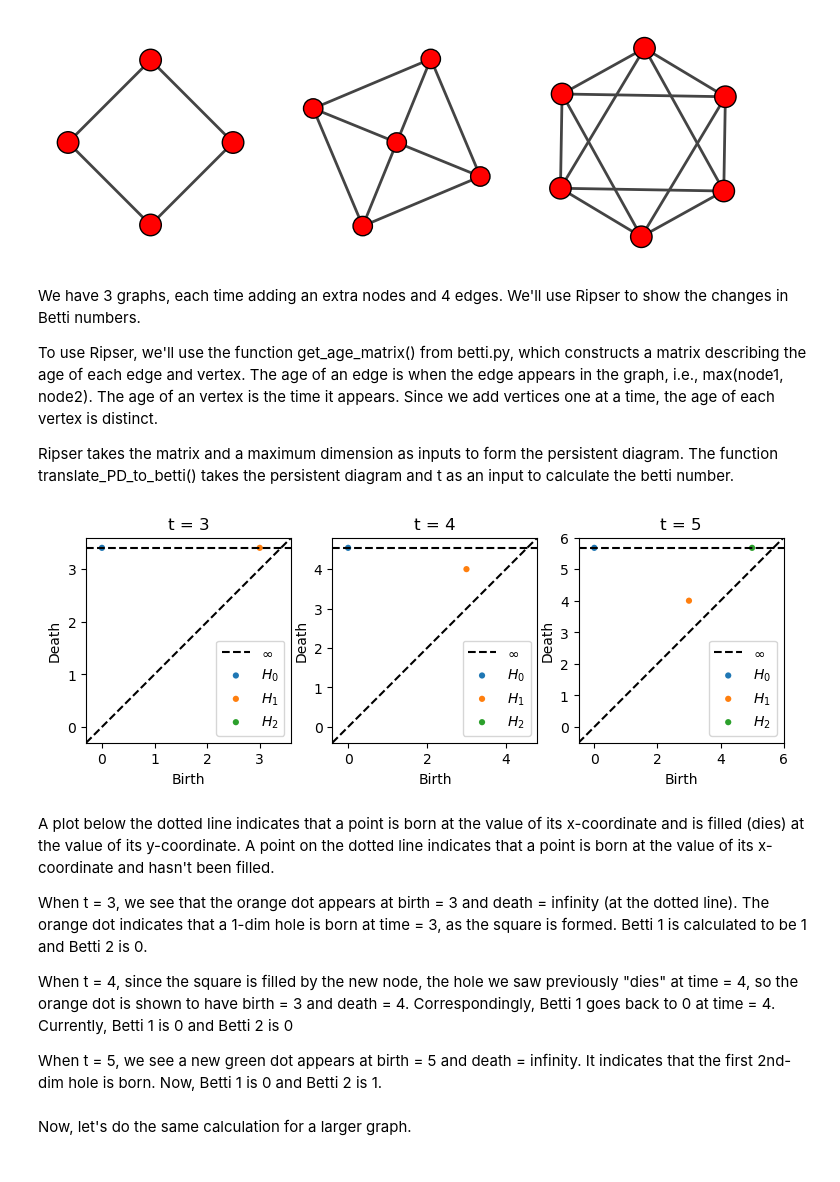
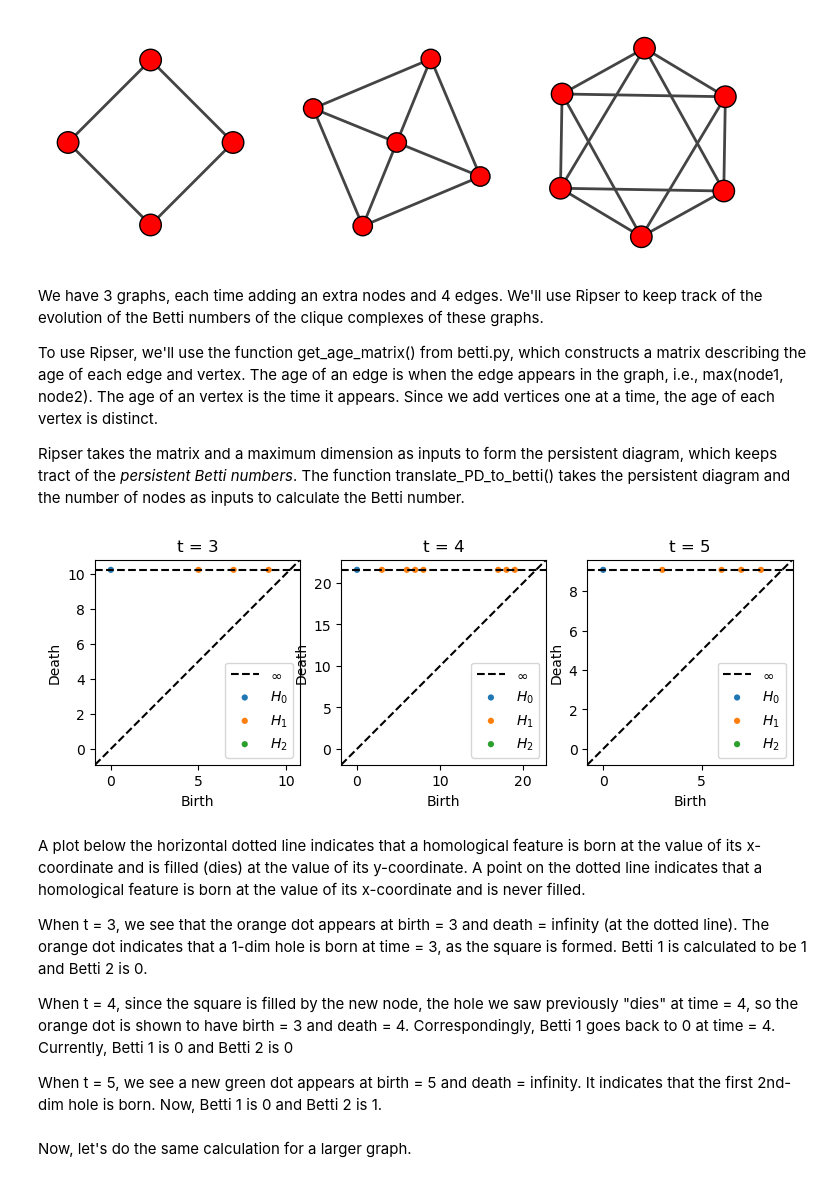
Before and after one commit to carolinerongyi/Preferential_Attachment_Clique_Complex, a Jupyter notebook: tutorial.ipynb, the cells around one changed output. Drawn from its saved outputs; the diff is of its cells as text; code cells hidden in the pictures.

```diff
--- a/tutorial.ipynb
+++ b/tutorial.ipynb
@@ -37,5 +37,6 @@ graph.vs[11]['color'] = 'red'
 
 layout = graph.layout_circle()
 labels = [x for x in range(T0)]
-ig.plot(graph, layout=layout, vertex_label = labels, bbox=(0, 0, 350, 350))
+fig, ax = plt.subplots()
+ig.plot(graph, layout=layout, vertex_label = labels, bbox=(0, 0, 350, 350), target=ax)
 # %% [output]
@@ -169,50 +182,45 @@ A simplicial complex X is said to be a *clique complex* if it contains a simplex
 # %% [markdown]
 `Risper` keeps track of the changes in Betti numbers of the clique complex of a graph as vertices and edges are added to a simplicial complex one by one. To illustrate this, consider the simple example below.
 # %%
-fig, (ax1,ax2,ax3) = plt.subplots(1,3,figsize = (9,3))
+fig, (ax0,ax1,ax2) = plt.subplots(1,3,figsize = (9,3))
 
-graph1 = ig.Graph()
-graph1.add_vertices(4)
-graph1.add_edges([(0,1), (1,2), (2,3), (0,3)])
+graph0 = ig.Graph()
+graph0.add_vertices(4)
+graph0.add_edges([(0,1), (1,2), (2,3), (0,3)])
+ig.plot(graph0, target = ax0)
+
+graph1 = graph0.copy()
+graph1.add_vertices(1)
+graph1.add_edges([(0,4),(1,4),(2,4),(3,4)])
 ig.plot(graph1, target = ax1)
 
 graph2 = graph1.copy()
 graph2.add_vertices(1)
-graph2.add_edges([(0,4),(1,4),(2,4),(3,4)])
+graph2.add_edges([(0,5),(1,5),(2,5),(3,5)])
 ig.plot(graph2, target = ax2)
 
-graph3 = graph2.copy()
-graph3.add_vertices(1)
-graph3.add_edges([(0,5),(1,5),(2,5),(3,5)])
-ig.plot(graph3, target = ax3)
 plt.show()
 # %% [output]
 [figure]
 # %% [markdown]
-We have 3 graphs, each time adding an extra nodes and 4 edges. We'll use Ripser to show the changes in Betti numbers.
+We have 3 graphs, each time adding an extra nodes and 4 edges. We'll use Ripser to keep track of the evolution of the Betti numbers of the clique complexes of these graphs.
 
 To use Ripser, we'll use the function get_age_matrix() from betti.py, which constructs a matrix describing the age of each edge and vertex. The age of an edge is when the edge appears in the graph, i.e., max(node1, node2). The age of an vertex is the time it appears. Since we add vertices one at a time, the age of each vertex is distinct.
 
-Ripser takes the matrix and a maximum dimension as inputs to form the persistent diagram. The function translate_PD_to_betti() takes the persistent diagram and t as an input to calculate the betti number.
+Ripser takes the matrix and a maximum dimension as inputs to form the persistent diagram, which keeps tract of the *persistent Betti numbers*. The function translate_PD_to_betti() takes the persistent diagram and the number of nodes as inputs to calculate the Betti number.
 # %%
-fig, (ax1,ax2,ax3) = plt.subplots(1,3,figsize = (9,3))
-mat1 = betti.get_age_matrix(graph1)
-dgms1 = ripser(mat1, distance_matrix=True, maxdim=2)['dgms']
-plot_diagrams(dgms1, ax = ax1, title = 't = 3')
+fig, axes = plt.subplots(1,3,figsize = (9,3))
 
-mat2 = betti.get_age_matrix(graph2)
-dgms2 = ripser(mat2, distance_matrix=True, maxdim=2)['dgms']
-plot_diagrams(dgms2, ax = ax2, title = 't = 4')
-
-mat3 = betti.get_age_matrix(graph3)
-dgms3 = ripser(mat3, distance_matrix=True, maxdim=2)['dgms']
-plot_diagrams(dgms3, ax = ax3, title = 't = 5')
+for i, graph in enumerate([graph0, graph1, graph2]):
+    mat = betti.get_age_matrix(graph)
+    dgms = ripser(mat, distance_matrix=True, maxdim=2)['dgms']
+    plot_diagrams(dgms, ax = axes[i], title = f't = {i + 3}')
 
 plt.show()
 # %% [output]
-[figure, old version]
+[figure, new version]
 # %% [markdown]
-A plot below the dotted line indicates that a point is born at the value of its x-coordinate and is filled (dies) at the value of its y-coordinate. A point on the dotted line indicates that a point is born at the value of its x-coordinate and hasn't been filled.
+A plot below the horizontal dotted line indicates that a homological feature is born at the value of its x-coordinate and is filled (dies) at the value of its y-coordinate. A point on the dotted line indicates that a homological feature is born at the value of its x-coordinate and is never filled.
 
 When t = 3, we see that the orange dot appears at birth = 3 and death = infinity (at the dotted line). The orange dot indicates that a 1-dim hole is born at time = 3, as the square is formed. Betti 1 is calculated to be 1 and Betti 2 is 0.
 
```
Also changed, not shown: parts of 20 cells of this notebook, 1 other file.
